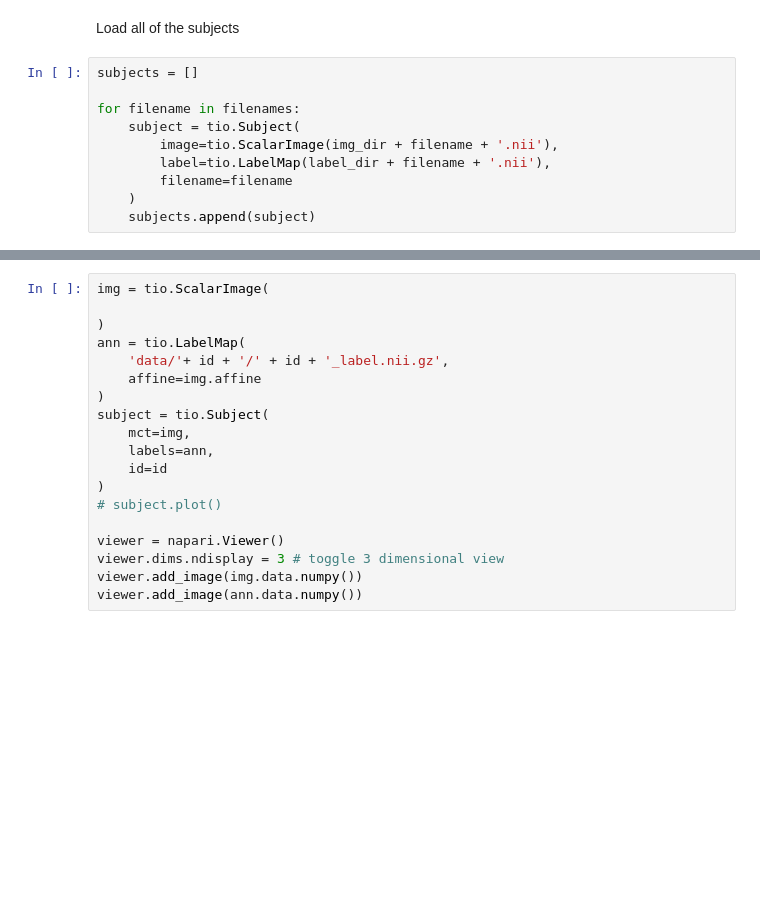
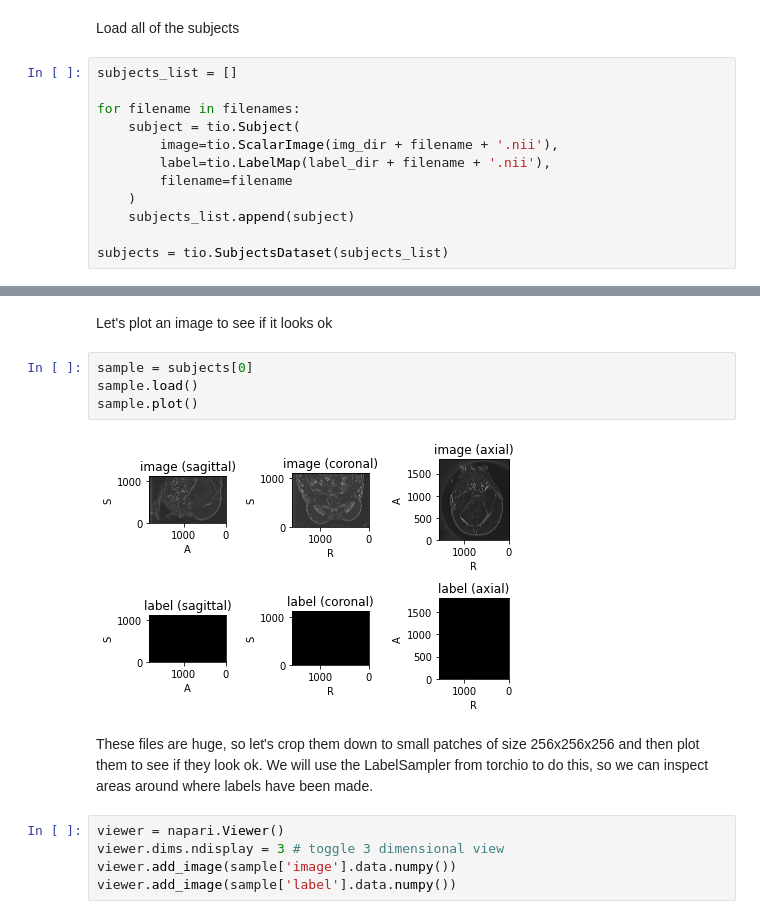
Before and after one commit to jakemanger/dhr, a Jupyter notebook: 03_view_files.ipynb, the cells around one changed output, grey strips where cells are left out. Drawn from its saved outputs; the diff is of its cells as text; blank space fills up the shorter version.

Commit message:
latest progres with nifti version of the data
after this i am switching to the dicom format as converted nifti files seem very often damaged or corrupted with strange affine transforms and differences

```diff
--- a/03_view_files.ipynb
+++ b/03_view_files.ipynb
@@ -56,7 +57,7 @@ i = 0
 # %% [markdown]
 Load all of the subjects
 # %%
-subjects = []
+subjects_list = []
 
 for filename in filenames:
     subject = tio.Subject(
@@ -64,4 +65,6 @@ for filename in filenames:
         label=tio.LabelMap(label_dir + filename + '.nii'),
         filename=filename
     )
-    subjects.append(subject)
+    subjects_list.append(subject)
+
+subjects = tio.SubjectsDataset(subjects_list)
@@ -86,19 +100,16 @@ Now we can load this data quickly during training and testing. This can be done
+# %% [markdown]
+Let's plot an image to see if it looks ok
+# %%
+sample = subjects[0]
+sample.load()
+sample.plot()
+# %% [output]
+[figure, added]
+# %% [markdown]
+These files are huge, so let's crop them down to small patches of size 256x256x256 and then plot them to see if they look ok.
+We will use the LabelSampler from torchio to do this, so we can inspect areas around where labels have been made.
 # %%
-img = tio.ScalarImage(
-
-)
-ann = tio.LabelMap(
-    'data/'+ id + '/' + id + '_label.nii.gz',
-    affine=img.affine
-)
-subject = tio.Subject(
-    mct=img,
-    labels=ann,
-    id=id
-)
-# subject.plot()
-
 viewer = napari.Viewer()
 viewer.dims.ndisplay = 3 # toggle 3 dimensional view
-viewer.add_image(img.data.numpy())
-viewer.add_image(ann.data.numpy())
+viewer.add_image(sample['image'].data.numpy())
+viewer.add_image(sample['label'].data.numpy())
```
Also changed, not shown: parts of 15 cells of this notebook, 7 other files.
